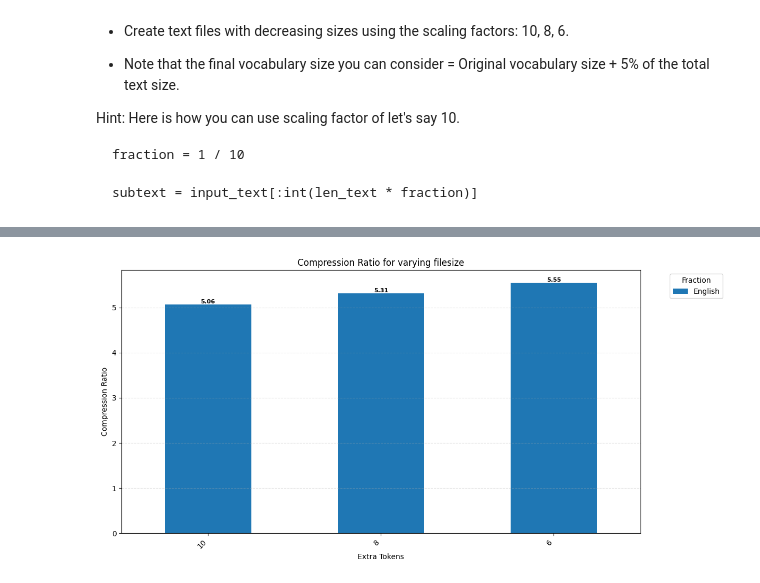
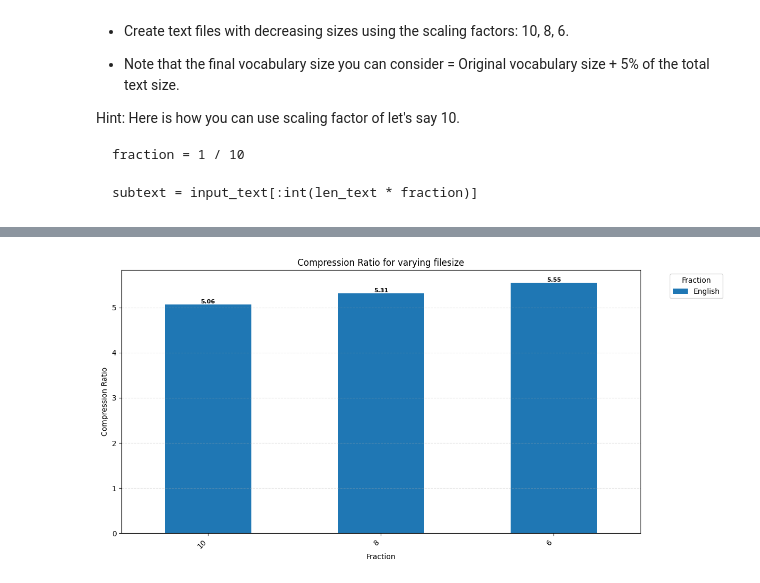
Before and after one commit to amankiitg/GenAI, a Jupyter notebook: Take_Home_Assignment_BPE_Compression_Ratio_Comparison_Notebook.ipynb, the cells around one changed output, grey strips where cells are left out. Cells and saved outputs as stored; diff of their text form; code cells hidden in the pictures.

```diff
--- a/Take_Home_Assignment_BPE_Compression_Ratio_Comparison_Notebook.ipynb
+++ b/Take_Home_Assignment_BPE_Compression_Ratio_Comparison_Notebook.ipynb
@@ -356,32 +369,32 @@ df_comp = pd.DataFrame([output_size],columns=ratio_list)
 df_comp = df_comp.T
 df_comp.columns = ['English']
 
 ax = df_comp.plot(kind='bar', figsize=(12, 6))
 
 # Add value labels on top of bars
 for container in ax.containers:
     ax.bar_label(container, fmt='%.2f', fontsize=8, fontweight='bold')
 
 # Set x-axis label
-plt.xlabel("Extra Tokens")
+plt.xlabel("Fraction")
 
 # Rotate x-axis labels for better readability
 plt.xticks(rotation=45, ha='right')
 
 # Set title
 plt.title("Compression Ratio for varying filesize")
 
 # Add legend with better positioning
 plt.legend(title="Fraction", bbox_to_anchor=(1.05, 1), loc='upper left')
 
 # Add y-axis label for clarity
 plt.ylabel("Compression Ratio")
 
 # Add grid for better readability
 plt.grid(axis='y', linestyle='--', alpha=0.4)
 
 # Ensure everything fits nicely
 plt.tight_layout()
 plt.show()
 # %% [output]
-[figure, old version]
+[figure, new version]
```
Also changed, not shown: parts of 1 cell of this notebook.
